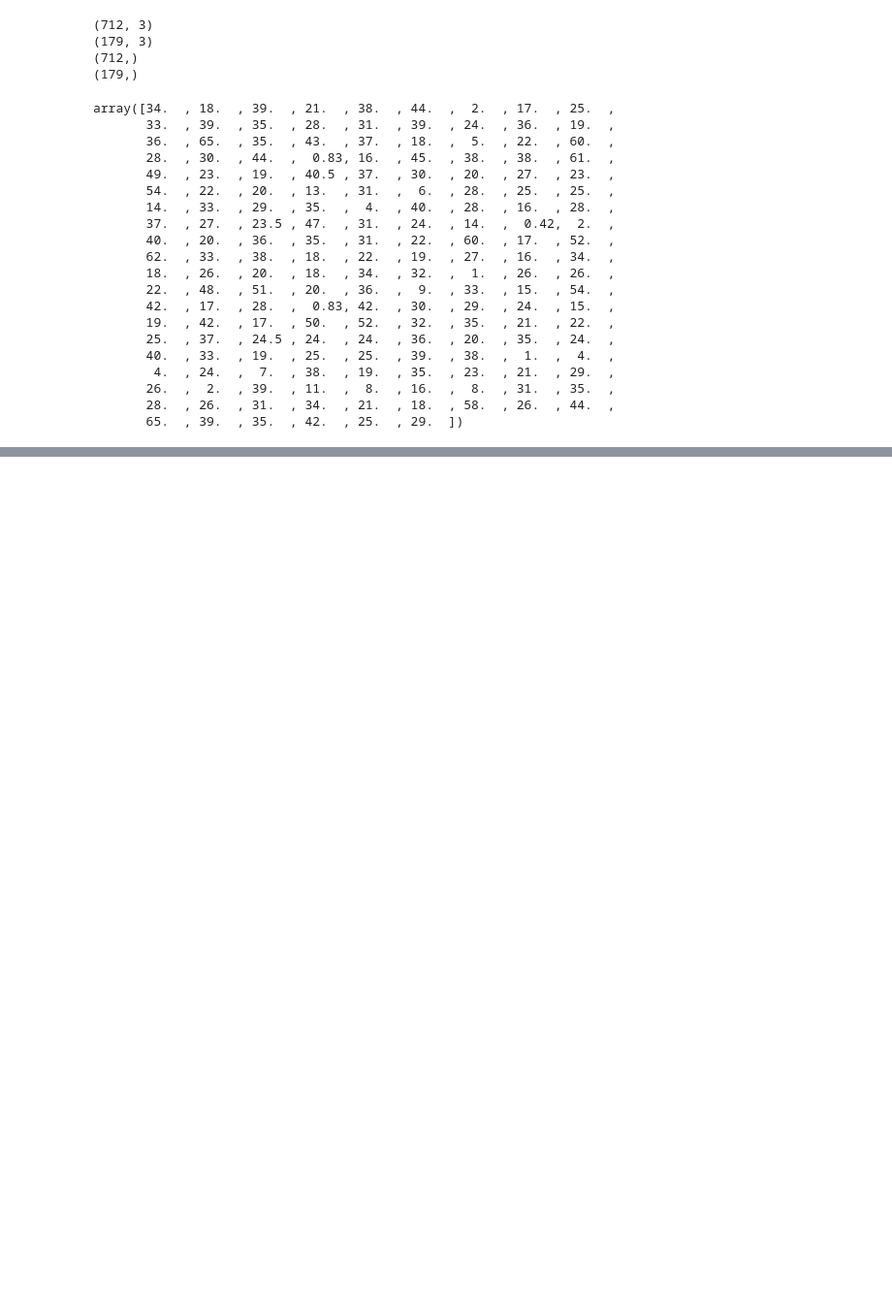
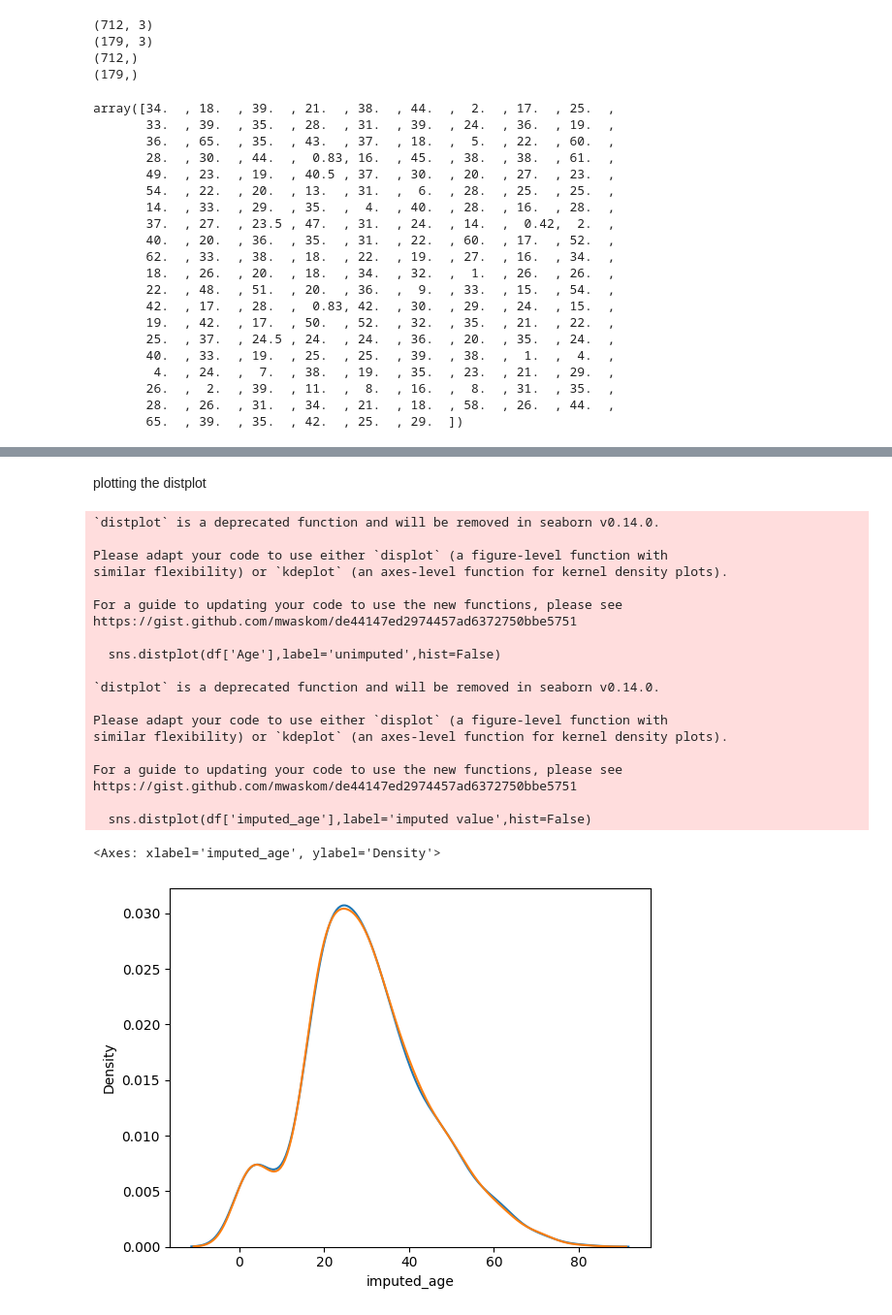
Before and after one commit to Codebreaker42/ml-series, a Jupyter notebook: day24(random value imputation)/random_value_imputation.ipynb, the cells around one changed output, grey strips where cells are left out. Shown at 97% size. Cells and saved outputs as stored; diff of their text form; code cells hidden in the pictures; blank space fills up the shorter version.

Commit message:
updating the random value file but not  completed only numerical part is done.

```diff
--- a/day24(random value imputation)/random_value_imputation.ipynb
+++ b/day24(random value imputation)/random_value_imputation.ipynb
@@ -96,5 +96,4 @@ array([34.  , 18.  , 39.  , 21.  , 38.  , 44.  ,  2.  , 17.  , 25.  ,
        28.  , 26.  , 31.  , 34.  , 21.  , 18.  , 58.  , 26.  , 44.  ,
        65.  , 39.  , 35.  , 42.  , 25.  , 29.  ])
 # %%
-# df['imputed_age'][df['imputed_age'].isnull().sum()]=df['Age'].dropna().sample(df['Age'].isnull().sum()).values
-# df['imputed_age'][df['imputed_age'].isnull().sum()]=df['Age'].dropna().sample(df['imputed_age'].isnull().sum()).values
+df['imputed_age'][df['imputed_age'].isnull()]=df['Age'].dropna().sample(df['imputed_age'].isnull().sum()).values
@@ -100,0 +119,27 @@ array([34.  , 18.  , 39.  , 21.  , 38.  , 44.  ,  2.  , 17.  , 25.  ,
+# %% [markdown]
+plotting the distplot
+# %%
+sns.distplot(df['Age'],label='unimputed',hist=False)
+sns.distplot(df['imputed_age'],label='imputed value',hist=False)
+# %% [output]
+`distplot` is a deprecated function and will be removed in seaborn v0.14.0.
+
+Please adapt your code to use either `displot` (a figure-level function with
+similar flexibility) or `kdeplot` (an axes-level function for kernel density plots).
+
+For a guide to updating your code to use the new functions, please see
+https://gist.github.com/mwaskom/de44147ed2974457ad6372750bbe5751
+
+  sns.distplot(df['Age'],label='unimputed',hist=False)
+
+`distplot` is a deprecated function and will be removed in seaborn v0.14.0.
+
+Please adapt your code to use either `displot` (a figure-level function with
+similar flexibility) or `kdeplot` (an axes-level function for kernel density plots).
+
+For a guide to updating your code to use the new functions, please see
+https://gist.github.com/mwaskom/de44147ed2974457ad6372750bbe5751
+
+  sns.distplot(df['imputed_age'],label='imputed value',hist=False)
+<Axes: xlabel='imputed_age', ylabel='Density'>
+[figure, added]
```
Also changed, not shown: parts of 11 cells of this notebook.
